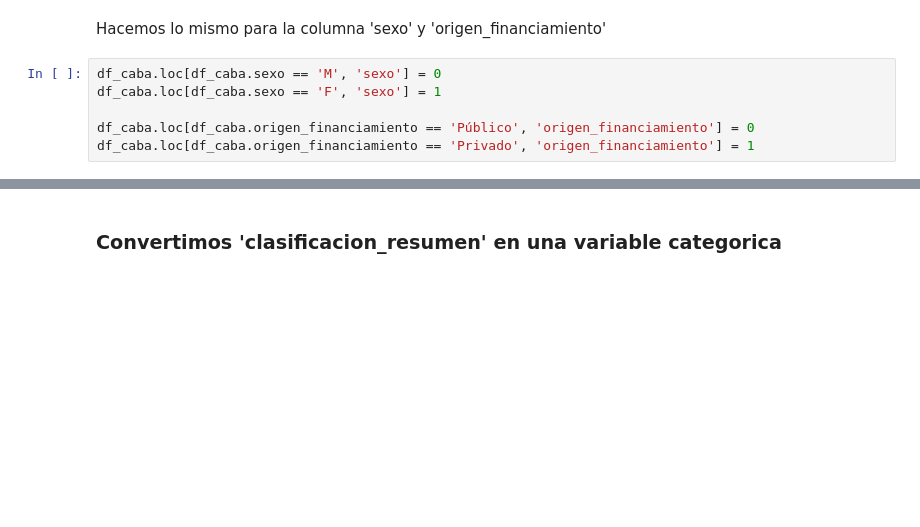
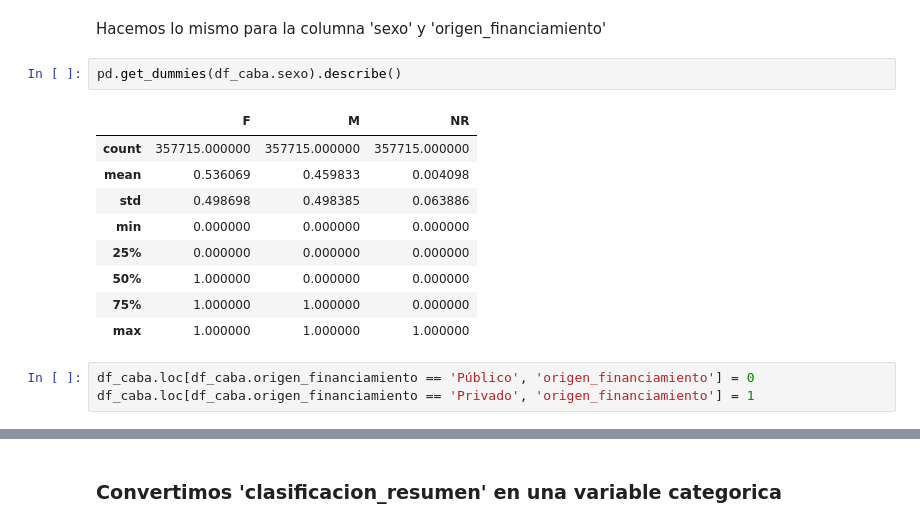
Before and after one commit to tomiambro/clusterai2020_grupo1, a Jupyter notebook: EDA_Proyecto_Final.ipynb, the cells around one changed output, grey strips where cells are left out. Drawn from its saved outputs; the diff is of its cells as text; blank space fills up the shorter version.

```diff
--- a/EDA_Proyecto_Final.ipynb
+++ b/EDA_Proyecto_Final.ipynb
@@ -62,9 +62,18 @@ df_caba.loc[df_caba.asistencia_respiratoria_mecanica == 'NO', 'asistencia_respir
 df_caba.loc[df_caba.asistencia_respiratoria_mecanica == 'SI', 'asistencia_respiratoria_mecanica'] = True
 # %% [markdown]
 Hacemos lo mismo para la columna 'sexo' y 'origen_financiamiento'
+# %%
+pd.get_dummies(df_caba.sexo).describe()
+# %% [output]
+|  | F | M | NR |
+| count | 357715.000000 | 357715.000000 | 357715.000000 |
+| mean | 0.536069 | 0.459833 | 0.004098 |
+| std | 0.498698 | 0.498385 | 0.063886 |
+| min | 0.000000 | 0.000000 | 0.000000 |
+| 25% | 0.000000 | 0.000000 | 0.000000 |
+| 50% | 1.000000 | 0.000000 | 0.000000 |
+| 75% | 1.000000 | 1.000000 | 0.000000 |
+| max | 1.000000 | 1.000000 | 1.000000 |
 # %%
-df_caba.loc[df_caba.sexo == 'M', 'sexo'] = 0
-df_caba.loc[df_caba.sexo == 'F', 'sexo'] = 1
-
 df_caba.loc[df_caba.origen_financiamiento == 'Público', 'origen_financiamiento'] = 0
 df_caba.loc[df_caba.origen_financiamiento == 'Privado', 'origen_financiamiento'] = 1
```
Also changed, not shown: parts of 8 cells of this notebook, 2 other files.
